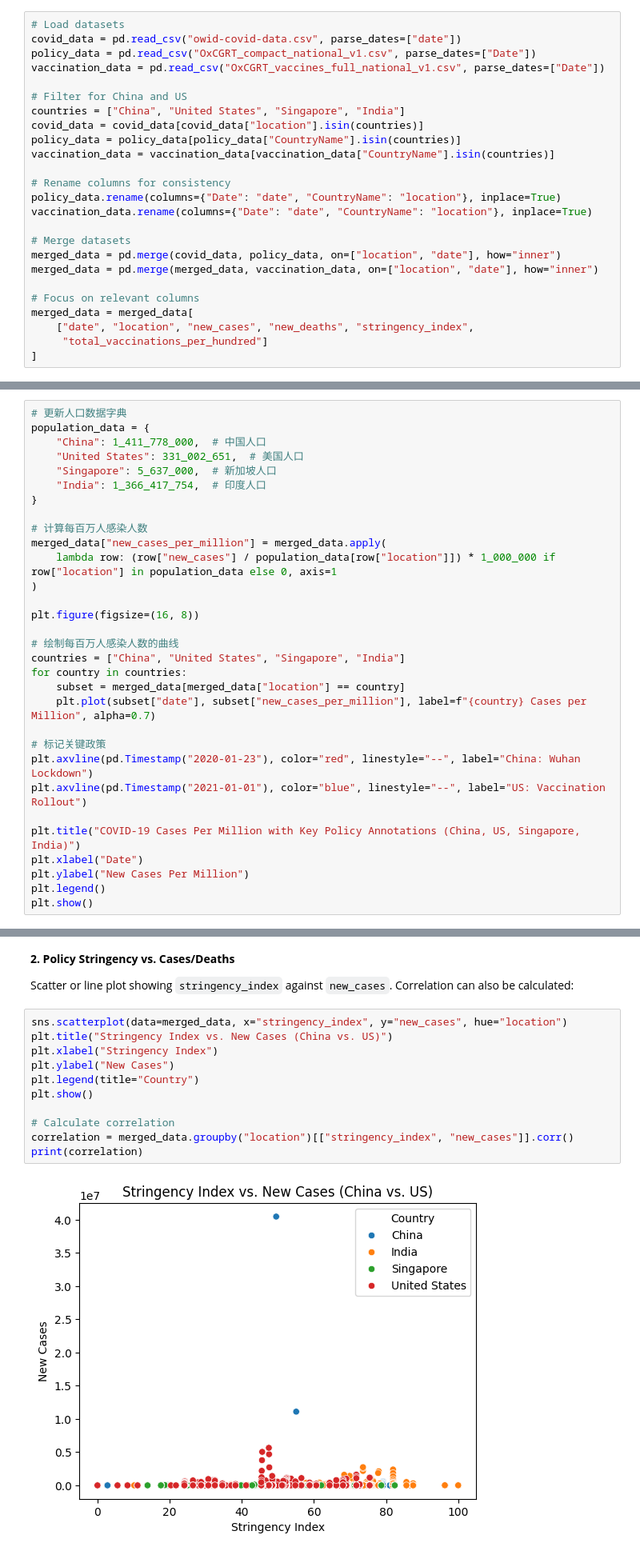
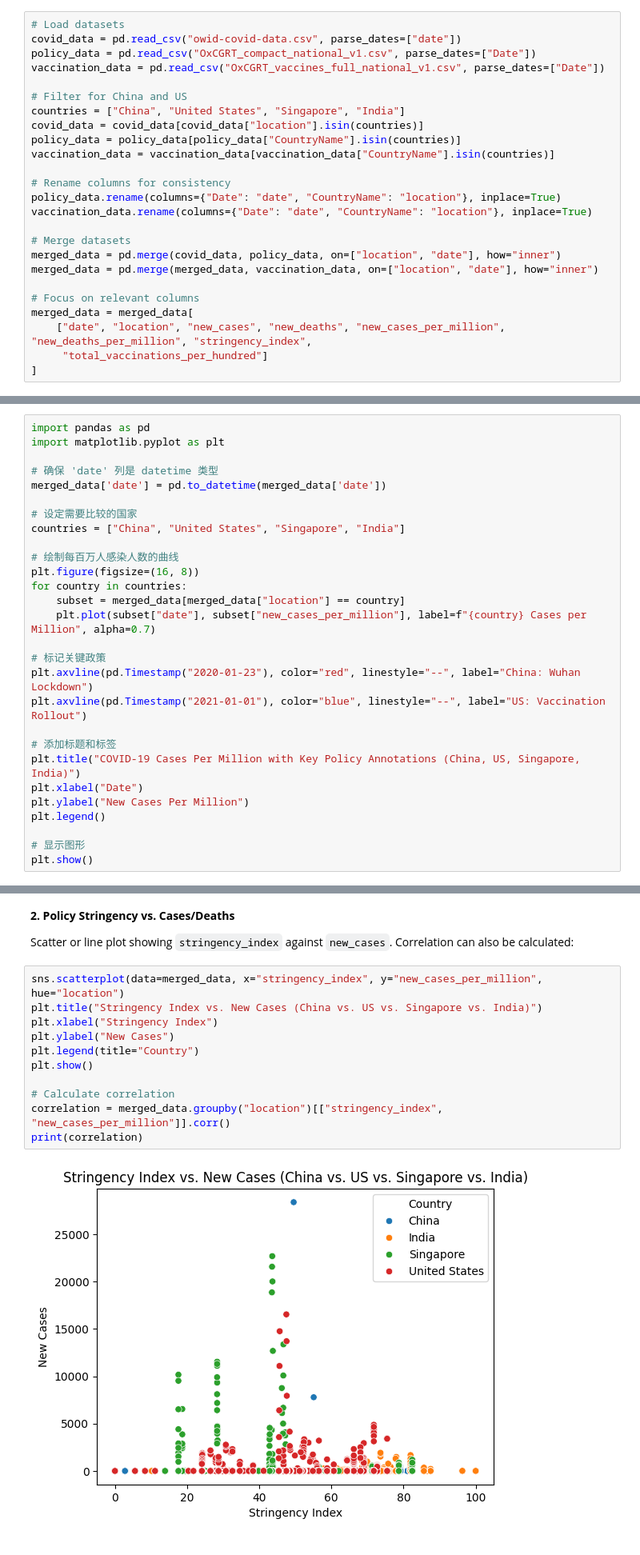
Before and after one commit to Kirigaya-Suguha/Final_Project_6, a Jupyter notebook: q1.ipynb, the cells around one changed output, grey strips where cells are left out. Shown at 80% size. Drawn from its saved outputs; the diff is of its cells as text.

```diff
--- a/q1.ipynb
+++ b/q1.ipynb
@@ -86,7 +96,7 @@ merged_data = pd.merge(merged_data, vaccination_data, on=["location", "date"], h
 
 # Focus on relevant columns
 merged_data = merged_data[
-    ["date", "location", "new_cases", "new_deaths", "stringency_index",
+    ["date", "location", "new_cases", "new_deaths", "new_cases_per_million", "new_deaths_per_million", "stringency_index",
      "total_vaccinations_per_hundred"]
 ]
 # %% [markdown]
@@ -98,23 +108,17 @@ Create line plots of `new_cases` and `new_deaths` over time, annotated with sign
 
 Example (China's early lockdown and US vaccination campaign):
 # %%
-# 更新人口数据字典
-population_data = {
-    "China": 1_411_778_000,  # 中国人口
-    "United States": 331_002_651,  # 美国人口
-    "Singapore": 5_637_000,  # 新加坡人口
-    "India": 1_366_417_754,  # 印度人口
-}
+import pandas as pd
+import matplotlib.pyplot as plt
 
-# 计算每百万人感染人数
-merged_data["new_cases_per_million"] = merged_data.apply(
-    lambda row: (row["new_cases"] / population_data[row["location"]]) * 1_000_000 if row["location"] in population_data else 0, axis=1
-)
+# 确保 'date' 列是 datetime 类型
+merged_data['date'] = pd.to_datetime(merged_data['date'])
 
-plt.figure(figsize=(16, 8))
+# 设定需要比较的国家
+countries = ["China", "United States", "Singapore", "India"]
 
 # 绘制每百万人感染人数的曲线
-countries = ["China", "United States", "Singapore", "India"]
+plt.figure(figsize=(16, 8))
 for country in countries:
     subset = merged_data[merged_data["location"] == country]
     plt.plot(subset["date"], subset["new_cases_per_million"], label=f"{country} Cases per Million", alpha=0.7)
@@ -123,9 +127,12 @@ for country in countries:
 plt.axvline(pd.Timestamp("2020-01-23"), color="red", linestyle="--", label="China: Wuhan Lockdown")
 plt.axvline(pd.Timestamp("2021-01-01"), color="blue", linestyle="--", label="US: Vaccination Rollout")
 
+# 添加标题和标签
 plt.title("COVID-19 Cases Per Million with Key Policy Annotations (China, US, Singapore, India)")
 plt.xlabel("Date")
 plt.ylabel("New Cases Per Million")
 plt.legend()
+
+# 显示图形
 plt.show()
 # %% [output]
@@ -150,15 +157,15 @@ plt.show()
 
   Scatter or line plot showing `stringency_index` against `new_cases`. Correlation can also be calculated:
 # %%
-sns.scatterplot(data=merged_data, x="stringency_index", y="new_cases", hue="location")
-plt.title("Stringency Index vs. New Cases (China vs. US)")
+sns.scatterplot(data=merged_data, x="stringency_index", y="new_cases_per_million", hue="location")
+plt.title("Stringency Index vs. New Cases (China vs. US vs. Singapore vs. India)")
 plt.xlabel("Stringency Index")
 plt.ylabel("New Cases")
 plt.legend(title="Country")
 plt.show()
 
 # Calculate correlation
-correlation = merged_data.groupby("location")[["stringency_index", "new_cases"]].corr()
+correlation = merged_data.groupby("location")[["stringency_index", "new_cases_per_million"]].corr()
 print(correlation)
 # %% [output]
-[figure, old version]
+[figure, new version]
```
Also changed, not shown: parts of 10 cells of this notebook, 1 other file.
